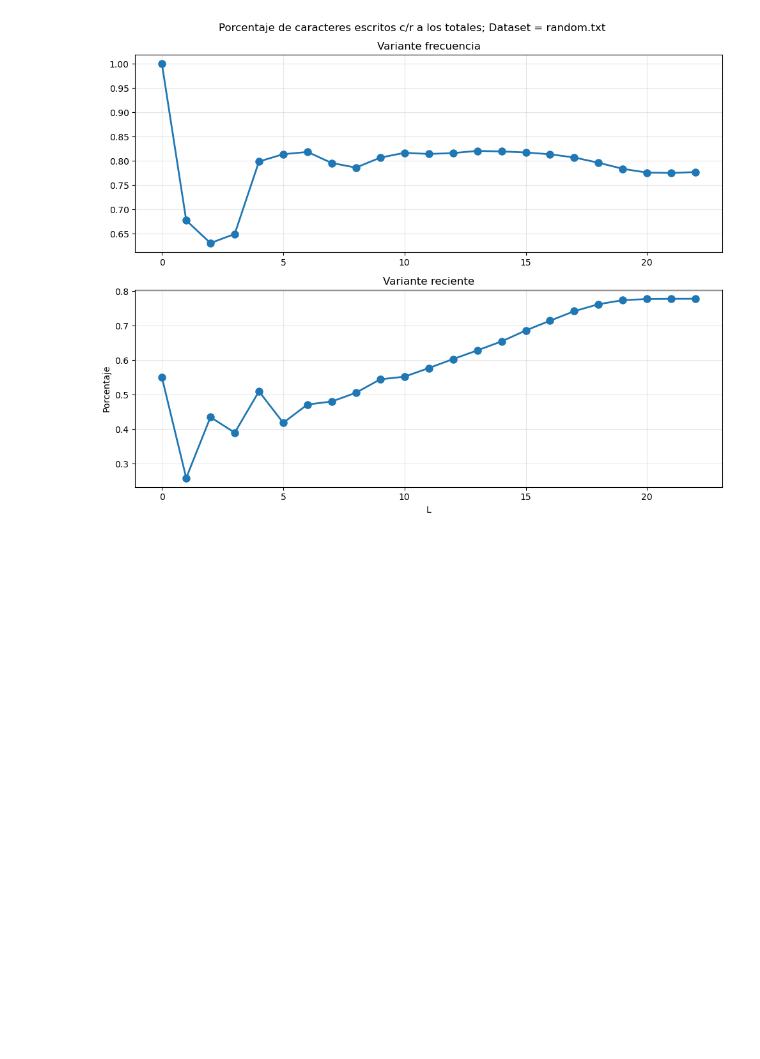
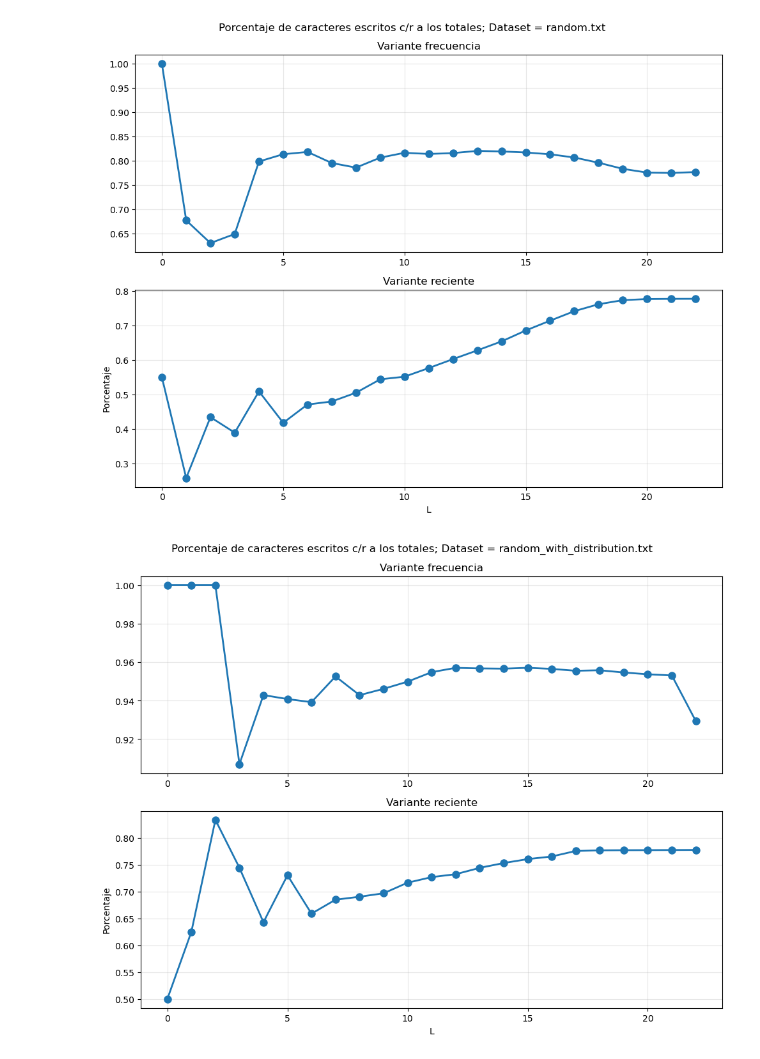
Before and after one commit to amigolucho/Tareas-Logs, a Jupyter notebook: Tarea_2/graphs.ipynb, the cells around one changed output. Saved outputs shown, nothing was run; the diff lists cells and outputs as text; code cells hidden in the pictures; blank space fills up the shorter version.

```diff
--- a/Tarea_2/graphs.ipynb
+++ b/Tarea_2/graphs.ipynb
@@ -91,3 +85,24 @@ plt.tight_layout() # Ajusta el espaciado
 plt.show()
 # %% [output]
 [figure]
+# %%
+df_random_f = df[(df['dataset']=='randomD') & (df['variante']=='Frecuencia')]
+df_random_r = df[(df['dataset']=='randomD') & (df['variante']=='Reciente')]
+
+
+fig, axes = plt.subplots(nrows=2, ncols=1, figsize=(10, 8))
+axes[0].plot(df_random_f['i'], df_random_f['porcentaje'], 'o-', linewidth=2, markersize=8)
+axes[0].set_title('Variante frecuencia')
+axes[0].grid(True, alpha=0.3)
+
+axes[1].plot(df_random_r['i'], df_random_r['porcentaje'], 'o-', linewidth=2, markersize=8)
+axes[1].set_title('Variante reciente')
+axes[1].grid(True, alpha=0.3)
+
+fig.suptitle(r'Porcentaje de caracteres escritos c/r a los totales; Dataset = random_with_distribution.txt')
+plt.xlabel(r'L')
+plt.ylabel('Porcentaje')
+plt.tight_layout() # Ajusta el espaciado
+plt.show()
+# %% [output]
+[figure, added]
```
Also changed, not shown: parts of 2 cells of this notebook, 4 other files.
